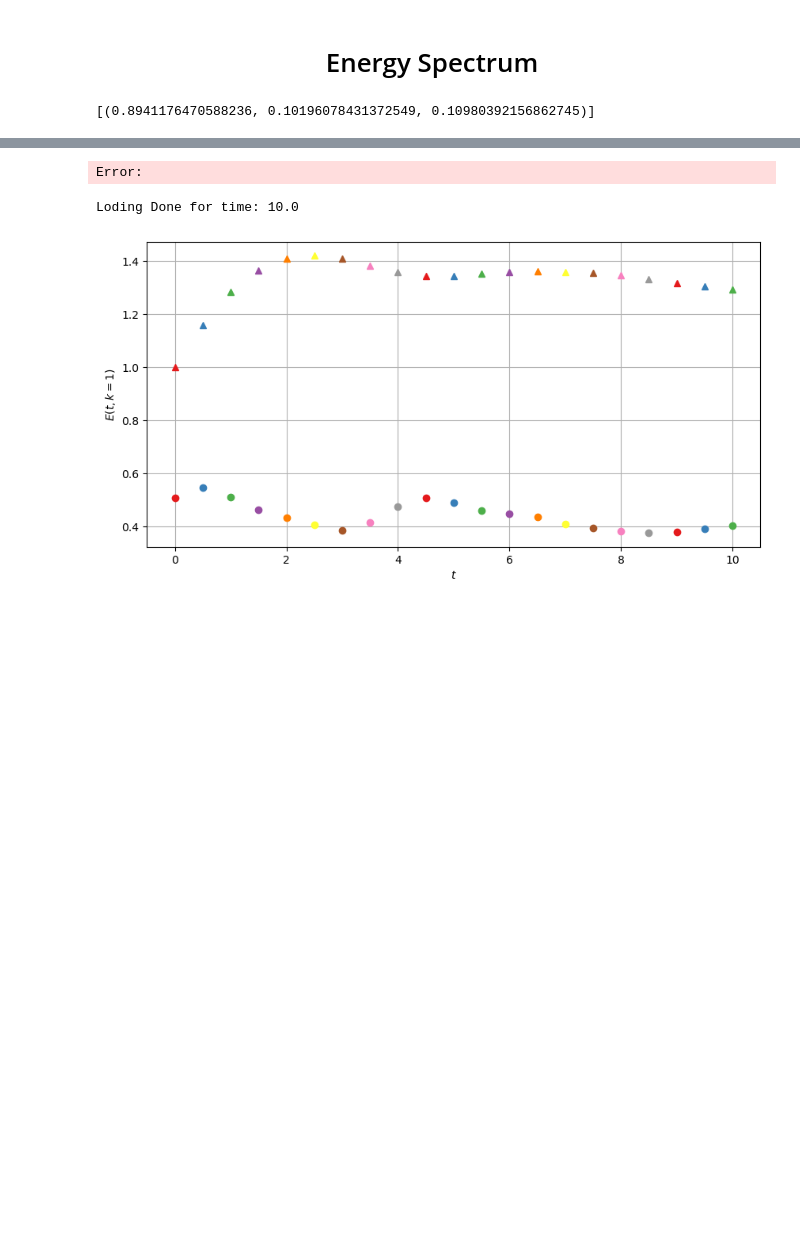
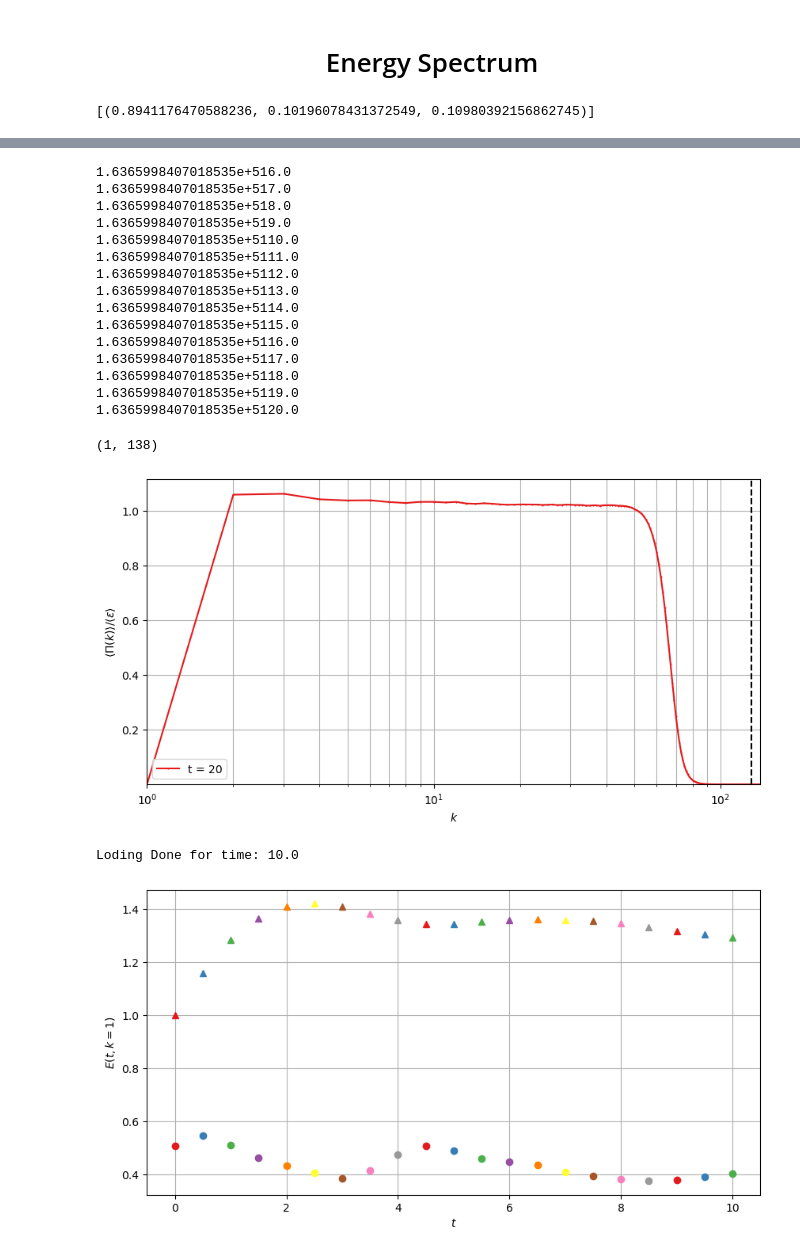
Before and after one commit to Rajarshi-prime/HIT_3D, a Jupyter notebook: plots.ipynb, the cells around one changed output, grey strips where cells are left out. Drawn from its saved outputs; the diff is of its cells as text; code cells hidden in the pictures; blank space fills up the shorter version.

```diff
--- a/plots.ipynb
+++ b/plots.ipynb
@@ -517,35 +585,51 @@ plt.xlim(1, N//3+10)
 # %%
 plt.figure(figsize = (10,5))
 k1d = np.arange(Nf).astype(np.float64)
 count = 0
 dissip = 0
 pi = 0
-for i,t in enumerate(times[-5:]):
+for i,t in enumerate(times[-15:]):
     print('Loding Done for time:',t,end = '\r')
     pik =  np.load(loadPath(t)/f"Flux_spectrum.npz")["Pik"]/TWO_PI**3 # Pi at dealias + 1 has to be zero
     # pik =  np.roll(np.load(loadPath(t)/f"Flux_spectrum.npz")["Pik"]/TWO_PI**3,-1) # Pi at dealias has to be zero
     ek =  np.load(loadPath(t)/f"Energy_spectrum.npz")["ek"]/TWO_PI**3
     dissip += 2*nu*np.sum(ek*k1d**(2*lp))
     print(np.sum(k1d)**(2*6))
     xdat = k1d
     pi += pik
     count+= 1
     # ydat += pi/dissip
 
 ydat = pi/dissip
 plt.plot(xdat,ydat,".-",label = f"t = {t:.0f}", color = cls[0],markersize = 1)
 
 plt.axvline(1/3*N, linestyle='--', color='black')
 plt.xscale("log")
 plt.xlabel(r"$k$")
-plt.ylabel(r"$\Pi(k)/\epsilon$")
+plt.ylabel(r"$\langle\Pi(k)\rangle/\langle\epsilon\rangle$")
 plt.legend(loc ='lower left')
 plt.grid(which = "both")
 
 plt.ylim(1e-8,None)
 plt.xlim(1, N//3+10)
 # %% [output]
-Error:
+1.6365998407018535e+516.0
+1.6365998407018535e+517.0
+1.6365998407018535e+518.0
+1.6365998407018535e+519.0
+1.6365998407018535e+5110.0
+1.6365998407018535e+5111.0
+1.6365998407018535e+5112.0
+1.6365998407018535e+5113.0
+1.6365998407018535e+5114.0
+1.6365998407018535e+5115.0
+1.6365998407018535e+5116.0
+1.6365998407018535e+5117.0
+1.6365998407018535e+5118.0
+1.6365998407018535e+5119.0
+1.6365998407018535e+5120.0
+(1, 138)
+[figure, added]
 # %%
 k = k1d
 ek_avg =
```
Also changed, not shown: parts of 15 cells of this notebook, 3 other files.
